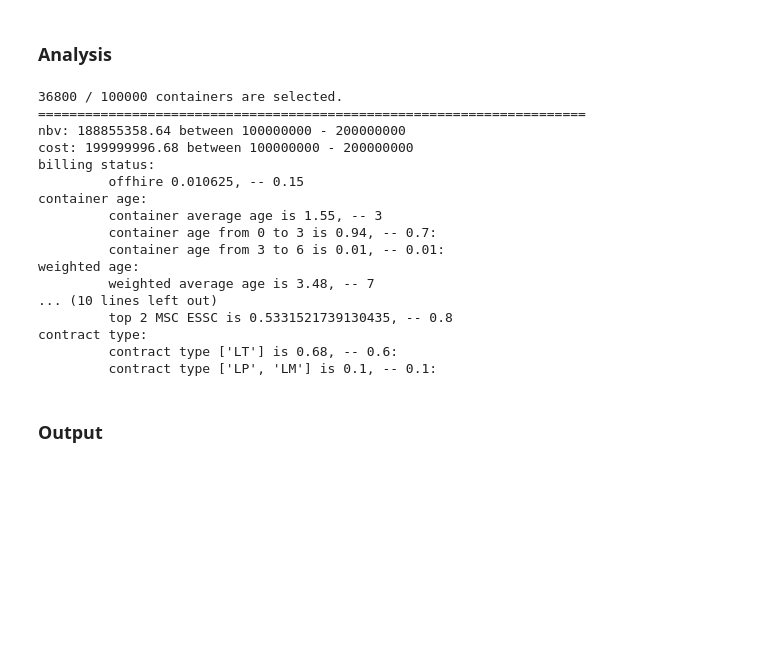
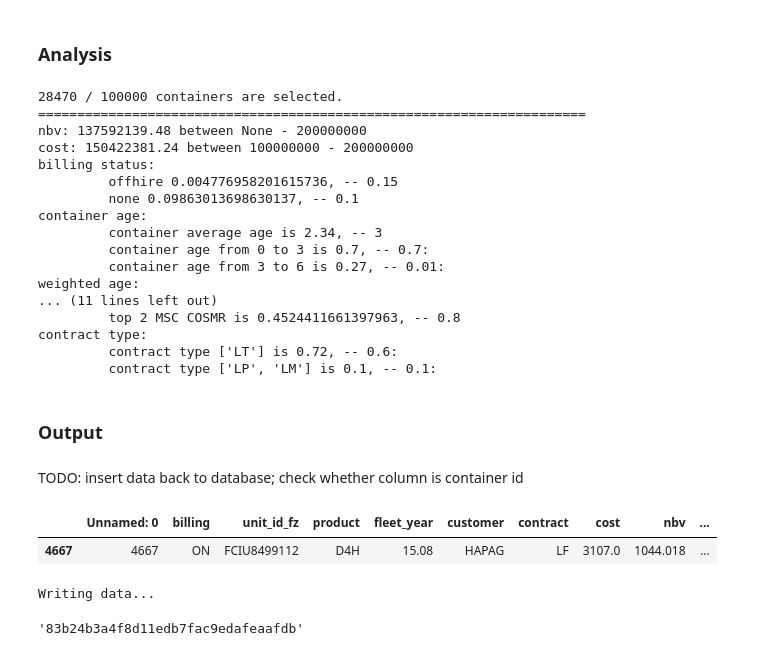
Before and after one commit to SightVanish/PortfolioSelection, a Jupyter notebook: PortfolioSeletionPulpDemo.ipynb, the cells around one changed output. Drawn from its saved outputs; the diff is of its cells as text; code cells hidden in the pictures; blank space fills up the shorter version.

Commit message:
✨ feat: connect database
connect to database

```diff
--- a/PortfolioSeletionPulpDemo.ipynb
+++ b/PortfolioSeletionPulpDemo.ipynb
@@ -397,27 +418,27 @@ if debug:
     print("container age:")
     print('\t container average age is {0}, -- {1}'.format(round(sum(result * fleetAgeAvg)/sum(result), 2), fleetAgeAvgLimit))
     for i in range(numLimit):
-        if fleetAgeLimit[i]  :
+        if fleetAgeLimit[i]:
             print("\t container age from {0} to {1} is {2}, -- {3}:".format(fleetAgeLowBound[i], fleetAgeUpBound[i], round(sum(result * fleetAge[i])/sum(result), 2), fleetAgeLimit[i]))
 
     print("weighted age:")
     print('\t weighted average age is {0}, -- {1}'.format(round(sum(result * weightedAgeAvg)/sum(result), 2), weightedAgeAvgLimit))
     for i in range(numLimit):
-        if weightedAgeLimit[i]  :
+        if weightedAgeLimit[i]:
             print("\t weighted age from {0} to {1} is {2}, -- {3}:".format(weightedAgeLowBound[i], weightedAgeUpBound[i], round(sum(result * weightedAge[i])/sum(result), 2), weightedAgeLimit[i]))
 
     print("product:")
     for i in range(numLimit):
-        if productLimit[i]  :
+        if productLimit[i]:
             print("\t product {0} is {1}, -- {2}:".format(productType[i], round(sum(result * product[i])/sum(result), 2), productLimit[i]))
 
     print("lessee:")
     for i in range(numLimit):
-        if lesseeLimit[i]  :
+        if lesseeLimit[i]:
             print("\t lessee {0} is {1}, -- {2}:".format(lesseeType[i], round(sum(result * lesseeOneHot[lesseeType[i]])/sum(result), 2), lesseeLimit[i]))
 
     print('Top lessee:')
-    numLessee = {lesseeName: value(lpSum(var * lesseeOneHot[lesseeName])) for lesseeName in data['Contract Cust Id'].value_counts().index}
+    numLessee = {lesseeName: value(lpSum(var * lesseeOneHot[lesseeName])) for lesseeName in data['customer'].value_counts().index}
     sortedLessee = list(numLessee.items())
     top3Lessee = heapq.nlargest(3, sortedLessee, key=lambda x:x[1])
     if topLesseeLimit[0]:
@@ -429,30 +450,32 @@ if debug:
 
     print("contract type:")
     for i in range(numLimit):
-        if contractLimit[i]  :
+        if contractLimit[i]:
             print("\t contract type {0} is {1}, -- {2}:".format(contractType[i], round(sum(result * contract[i])/sum(result), 2), contractLimit[i]))
 # %% [output]
-36800 / 100000 containers are selected.
+28470 / 100000 containers are selected.
 ======================================================================
-nbv: 188855358.64 between 100000000 - 200000000
-cost: 199999996.68 between 100000000 - 200000000
+nbv: 137592139.48 between None - 200000000
+cost: 150422381.24 between 100000000 - 200000000
 billing status:
-         offhire 0.010625, -- 0.15
+         offhire 0.004776958201615736, -- 0.15
+         none 0.09863013698630137, -- 0.1
 container age:
-         container average age is 1.55, -- 3
-         container age from 0 to 3 is 0.94, -- 0.7:
-         container age from 3 to 6 is 0.01, -- 0.01:
+         container average age is 2.34, -- 3
+         container age from 0 to 3 is 0.7, -- 0.7:
+         container age from 3 to 6 is 0.27, -- 0.01:
 weighted age:
-         weighted average age is 3.48, -- 7
-... (10 lines left out)
-         top 2 MSC ESSC is 0.5331521739130435, -- 0.8
+... (11 lines left out)
+         top 2 MSC COSMR is 0.4524411661397963, -- 0.8
 contract type:
-         contract type ['LT'] is 0.68, -- 0.6:
+         contract type ['LT'] is 0.72, -- 0.6:
          contract type ['LP', 'LM'] is 0.1, -- 0.1:
 # %% [markdown]
 ### Output
-# %%
-if prob.status == 1 or prob.status == 2:
-    data.insert(loc=0, column="Selected", value=result)
-    data = data[['Unit Id Fz', 'Cost', 'Product', 'Contract Cust Id', 'Contract Lease Type', 'Nbv', 'Billing Status Fz', 'Fleet Year Fz', 'Age x CEU']]
-    data.to_csv('demo_result.csv')
+# %% [markdown]
+TODO: insert data back to database; check whether column is container id
+# %%
+data.sample(1)
+# %% [output]
+|  | Unnamed: 0 | billing | unit_id_fz | product | fleet_year | customer | contract | cost | nbv | ... |
+| 4667 | 4667 | ON | FCIU8499112 | D4H | 15.08 | HAPAG | LF | 3107.0 | 1044.018 | ... |
@@ -458,0 +487,19 @@ if prob.status == 1 or prob.status == 2:
+# %%
+sqlOutput = "INSERT INTO Employee VALUES('Gopher', 'China Beijing', 100, '2017-05-27')"
+try:
+    conn = psycopg2.connect(host = "10.18.35.245", port = "5432", dbname = "iflorensgp", user = "fluser", password = "13$vHU7e")
+    cur = conn.cursor()
+    print('Writing data...')
+    # cur.execute(sqlOutput)
+    conn.close()
+except:
+    print("Writing data to GreenPlum Failed!")
+# %% [output]
+Writing data...
+# %%
+# unique id
+import uuid
+uid = uuid.uuid1()
+uid.hex
+# %% [output]
+'83b24b3a4f8d11edb7fac9edafeaafdb'
```
Also changed, not shown: parts of 15 cells of this notebook, 3 other files.
